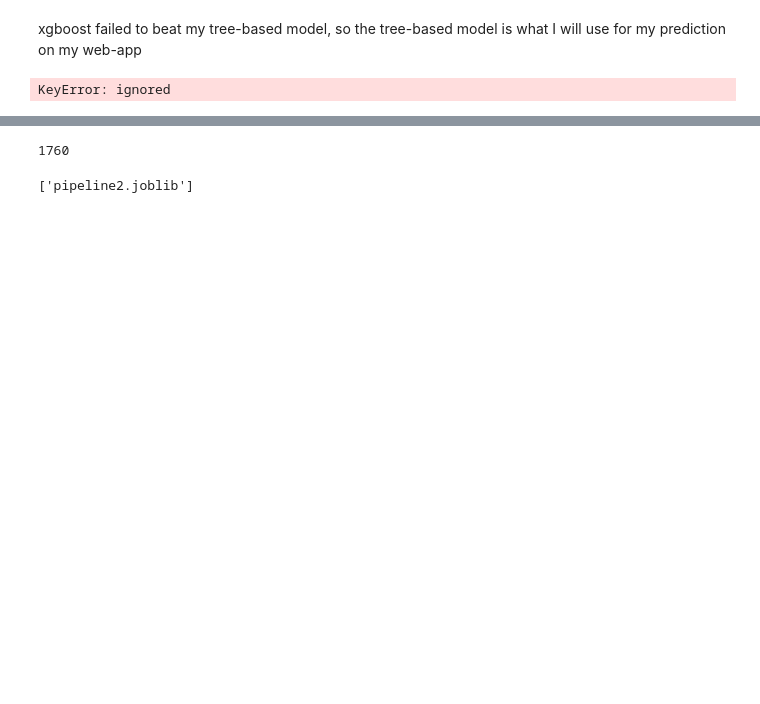
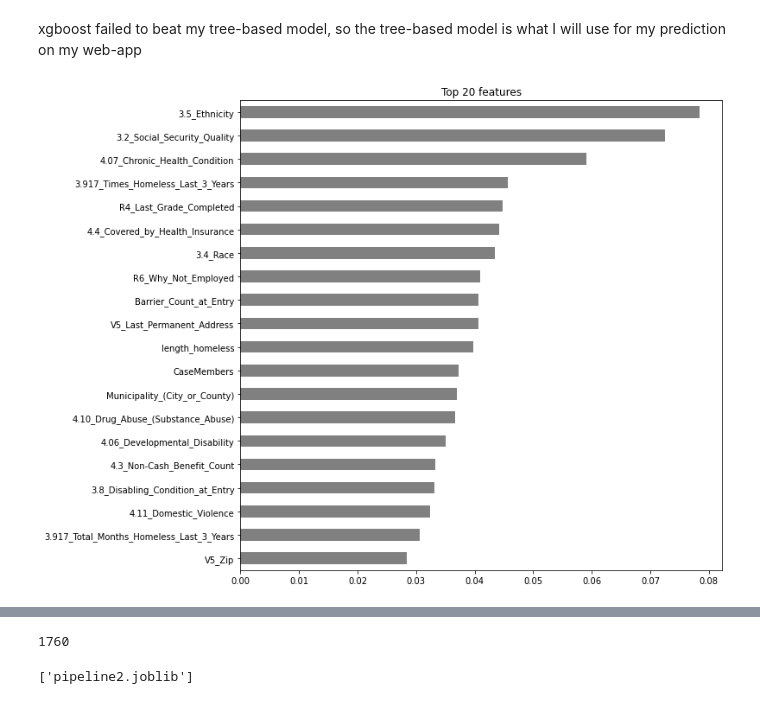
Before and after one commit to iesous-kurios/DS-Unit-2-Applied-Modeling, a Jupyter notebook: module4/BuildWeekProject.ipynb, the cells around one changed output, grey strips where cells are left out. Drawn from its saved outputs; the diff is of its cells as text; code cells hidden in the pictures; blank space fills up the shorter version.

```diff
--- a/module4/BuildWeekProject.ipynb
+++ b/module4/BuildWeekProject.ipynb
@@ -320,18 +320,18 @@ xgboost failed to beat my tree-based model, so the tree-based model is what I wi
 # %%
 # get and plot feature importances
 
 # Linear models have coefficients whereas decision trees have "Feature Importances"
 import matplotlib.pyplot as plt
 
 model = pipeline.named_steps['xgbclassifier']
 encoder = pipeline.named_steps['ordinalencoder']
-encoded_columns = encoder.transform(X_val).columns
+encoded_columns = encoder.transform(X_test).columns
 importances = pd.Series(model.feature_importances_, encoded_columns)
 n = 20
 plt.figure(figsize=(10,n/2))
 plt.title(f'Top {n} features')
 importances.sort_values()[-n:].plot.barh(color='grey');
 # %% [output]
-KeyError: ignored
+[figure, added]
 # %%
 history = pd.read_csv('/content/n_alltime.csv')
```
Also changed, not shown: parts of 22 cells of this notebook.
